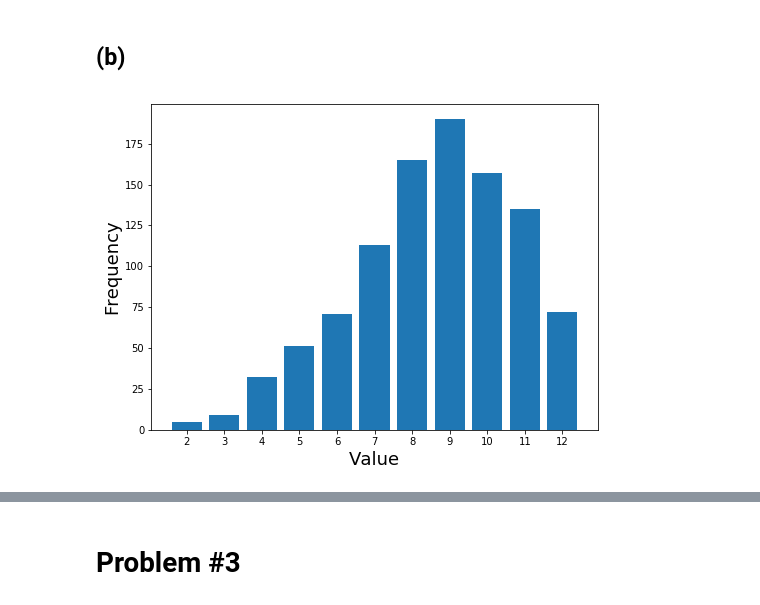
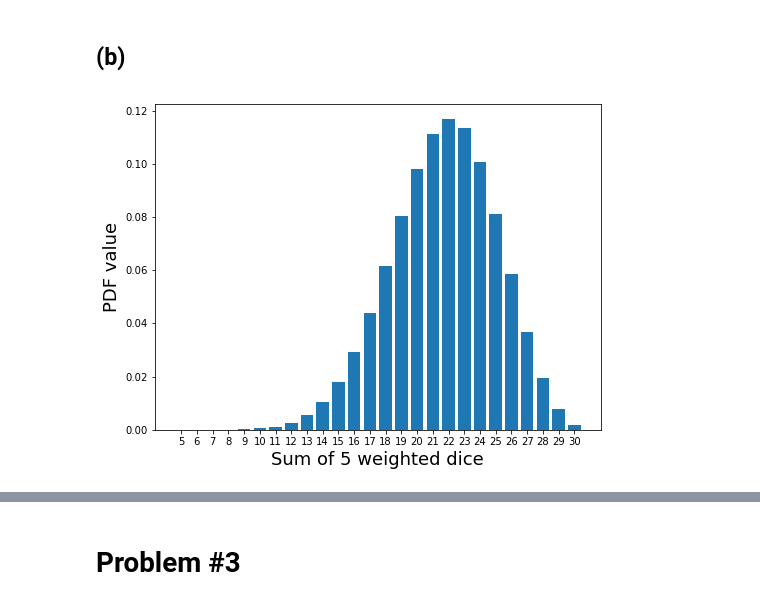
Before and after one commit to rfeinman/hw-mathtools, a Jupyter notebook: Feinman_Reuben_HW4/hw4.ipynb, the cells around one changed output, grey strips where cells are left out. Drawn from its saved outputs; the diff is of its cells as text; code cells hidden in the pictures.

```diff
--- a/Feinman_Reuben_HW4/hw4.ipynb
+++ b/Feinman_Reuben_HW4/hw4.ipynb
@@ -126,16 +124,30 @@ samples_q = randp(p, 1000)
-# %%
-histogram_discrete(samples_p + samples_q)
-# %% [output]
-[figure, removed]
-# %%
-def psum(p, q):
-    samples_p = randp(p, 1000)
-    samples_q = randp(q, 1000)
-    counts = Counter(samples_p + samples_q)
-    values = list(counts.keys())
-    frequencies = list(counts.values())
-    counts = sorted(zip(values, frequencies), key=lambda x: x[0])
-    values = [val for val, freq in counts]
-    frequencies = [freq for val, freq in counts]
-    print(values)
-    print(frequencies)
+# %%
+def psum(p, q):
+    """
+    This function takes as input the PDFs of two discrete
+    RVs and returns the PDF of a new RV that is the sum of
+    these two input RVs.
+    """
+
+    # As we learned in class, to get the PDF for a new RV
+    # that is the sum of two discrete RVs, we simply compute
+    # a convolution of the two discrete PDFs.
+    return np.convolve(p, q)
+# %%
+# Now let's test this function as described in the assignment,
+# using a weighted die. First, compute the PDF of the die
+p = np.arange(1,7)
+p = p/np.sum(p)
+# Now, compute the PDF for a sum of 5 such die
+pdf = p
+for _ in range(4):
+    pdf = psum(p, pdf)
+# Now lets plot the PDF to see what we've come up with
+plt.figure(figsize=(8, 6))
+plt.bar(range(5, 31), pdf)
+plt.xticks(range(5, 31))
+plt.xlabel('Sum of 5 weighted dice', fontsize=18)
+plt.ylabel('PDF value', fontsize=18)
+plt.show()
+# %% [output]
+[figure, added]
```
Also changed, not shown: parts of 21 cells of this notebook.
